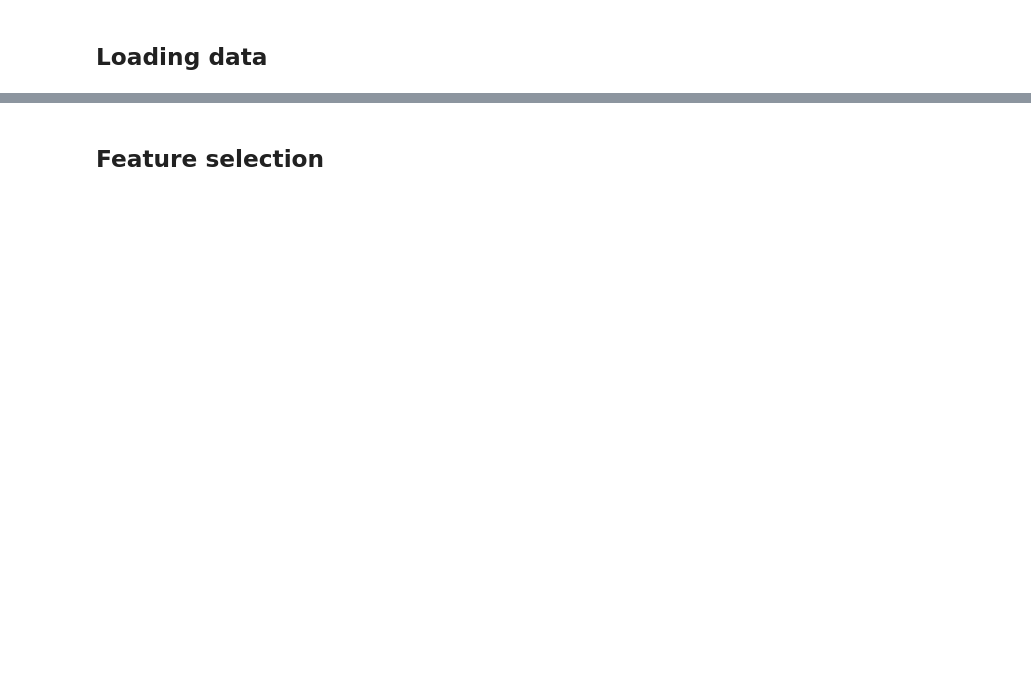
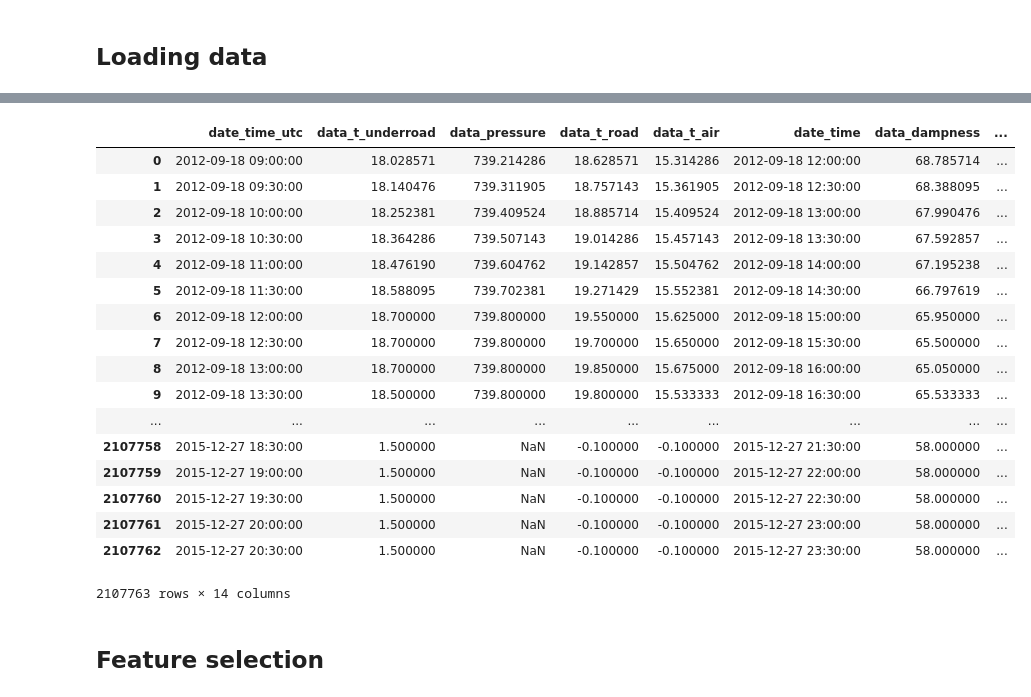
Before and after one commit to NdSv94/MinMax94, a Jupyter notebook: src/pre_defence_experiments/experiment_isolation_forest.ipynb, the cells around one changed output, grey strips where cells are left out. Cells and saved outputs as stored; diff of their text form; code cells hidden in the pictures; blank space fills up the shorter version.

```diff
--- a/src/pre_defence_experiments/experiment_isolation_forest.ipynb
+++ b/src/pre_defence_experiments/experiment_isolation_forest.ipynb
@@ -81,3 +81,24 @@ Wall time: 1min 47s
+# %%
+train
+# %% [output]
+|  | date_time_utc | data_t_underroad | data_pressure | data_t_road | data_t_air | date_time | data_dampness | ... |
+| 0 | 2012-09-18 09:00:00 | 18.028571 | 739.214286 | 18.628571 | 15.314286 | 2012-09-18 12:00:00 | 68.785714 | ... |
+| 1 | 2012-09-18 09:30:00 | 18.140476 | 739.311905 | 18.757143 | 15.361905 | 2012-09-18 12:30:00 | 68.388095 | ... |
+| 2 | 2012-09-18 10:00:00 | 18.252381 | 739.409524 | 18.885714 | 15.409524 | 2012-09-18 13:00:00 | 67.990476 | ... |
+| 3 | 2012-09-18 10:30:00 | 18.364286 | 739.507143 | 19.014286 | 15.457143 | 2012-09-18 13:30:00 | 67.592857 | ... |
+| 4 | 2012-09-18 11:00:00 | 18.476190 | 739.604762 | 19.142857 | 15.504762 | 2012-09-18 14:00:00 | 67.195238 | ... |
+| 5 | 2012-09-18 11:30:00 | 18.588095 | 739.702381 | 19.271429 | 15.552381 | 2012-09-18 14:30:00 | 66.797619 | ... |
+| 6 | 2012-09-18 12:00:00 | 18.700000 | 739.800000 | 19.550000 | 15.625000 | 2012-09-18 15:00:00 | 65.950000 | ... |
+| 7 | 2012-09-18 12:30:00 | 18.700000 | 739.800000 | 19.700000 | 15.650000 | 2012-09-18 15:30:00 | 65.500000 | ... |
+| 8 | 2012-09-18 13:00:00 | 18.700000 | 739.800000 | 19.850000 | 15.675000 | 2012-09-18 16:00:00 | 65.050000 | ... |
+| 9 | 2012-09-18 13:30:00 | 18.500000 | 739.800000 | 19.800000 | 15.533333 | 2012-09-18 16:30:00 | 65.533333 | ... |
+| ... | ... | ... | ... | ... | ... | ... | ... | ... |
+| 2107758 | 2015-12-27 18:30:00 | 1.500000 | NaN | -0.100000 | -0.100000 | 2015-12-27 21:30:00 | 58.000000 | ... |
+| 2107759 | 2015-12-27 19:00:00 | 1.500000 | NaN | -0.100000 | -0.100000 | 2015-12-27 22:00:00 | 58.000000 | ... |
+| 2107760 | 2015-12-27 19:30:00 | 1.500000 | NaN | -0.100000 | -0.100000 | 2015-12-27 22:30:00 | 58.000000 | ... |
+| 2107761 | 2015-12-27 20:00:00 | 1.500000 | NaN | -0.100000 | -0.100000 | 2015-12-27 23:00:00 | 58.000000 | ... |
+| 2107762 | 2015-12-27 20:30:00 | 1.500000 | NaN | -0.100000 | -0.100000 | 2015-12-27 23:30:00 | 58.000000 | ... |
+2107763 rows × 14 columns
 # %% [markdown]
 ## Feature selection
 # %%
```
Also changed, not shown: parts of 8 cells of this notebook, 19 other files.
